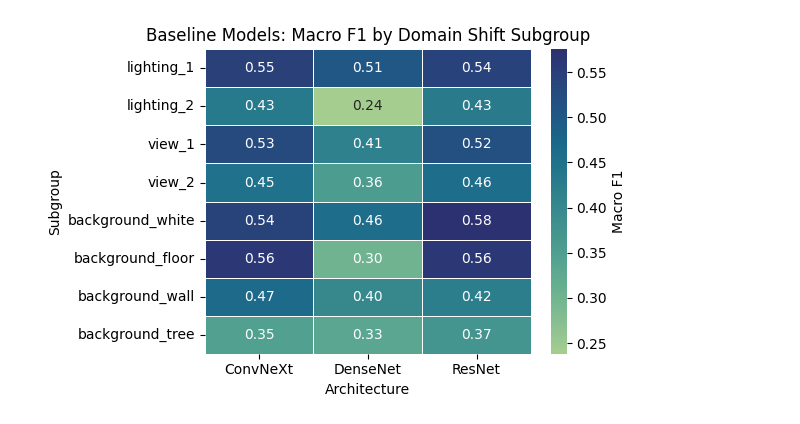
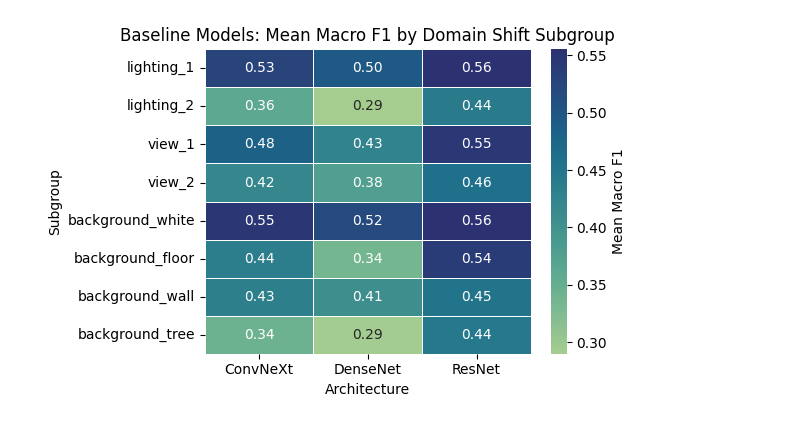
Before and after one commit to StefanStricker/thesis, a Jupyter notebook: evaluation.ipynb, the cells around one changed output. Drawn from its saved outputs; the diff is of its cells as text; code cells hidden in the pictures.

```diff
--- a/evaluation.ipynb
+++ b/evaluation.ipynb
@@ -392,41 +474,33 @@ Evaluating model: convnext_tiny_geo
 # %%
-df_base = df_subgroups[df_subgroups["model"].str.contains("baseline|_base")].copy()
+# Update subgroup heatmap: show mean macro F1 per subgroup and architecture
+sub_df = pd.read_csv("results/subgroup_metrics.csv")
+sub_df[["architecture", "augmentation"]] = sub_df["model"].apply(lambda x: pd.Series(parse_model_name(x)))
 
-df_base["architecture"] = (
-    df_base["model"]
-      .str.split("_").str[0]
-      .replace({
-          "resnet50": "ResNet",
-          "densenet121": "DenseNet",
-          "convnext": "ConvNeXt"
-      })
-)
-
-heat = df_base.pivot(index="subgroup", columns="architecture", values="macro_f1")
-
+# Only baseline models, group by subgroup and architecture, take mean
+heat = (sub_df[sub_df["augmentation"] == "baseline"]
+        .groupby(["subgroup", "architecture"])["macro_f1"]
+        .mean()
+        .unstack())
 order = ["lighting_1","lighting_2","view_1","view_2",
          "background_white","background_floor","background_wall","background_tree"]
 heat = heat.reindex(order)
 
 plt.figure(figsize=(6, 4))
-
 sns.heatmap(
     heat,
     annot=True,
     fmt=".2f",
     cmap="crest",
-    cbar_kws={"label": "Macro F1"},
+    cbar_kws={"label": "Mean Macro F1"},
     linewidths=0.5,
     linecolor="white"
 )
-
-plt.title("Baseline Models: Macro F1 by Domain Shift Subgroup")
+plt.title("Baseline Models: Mean Macro F1 by Domain Shift Subgroup")
 plt.xlabel("Architecture")
 plt.ylabel("Subgroup")
-
 plt.tight_layout()
-plt.savefig("images/HeatmapSubgroups")
+plt.savefig("images/HeatmapSubgroups_Mean.png")
 plt.show()
 # %% [output]
-[figure, old version]
+[figure, new version]
 # %%
```
Also changed, not shown: parts of 10 cells of this notebook, 9 other files.
